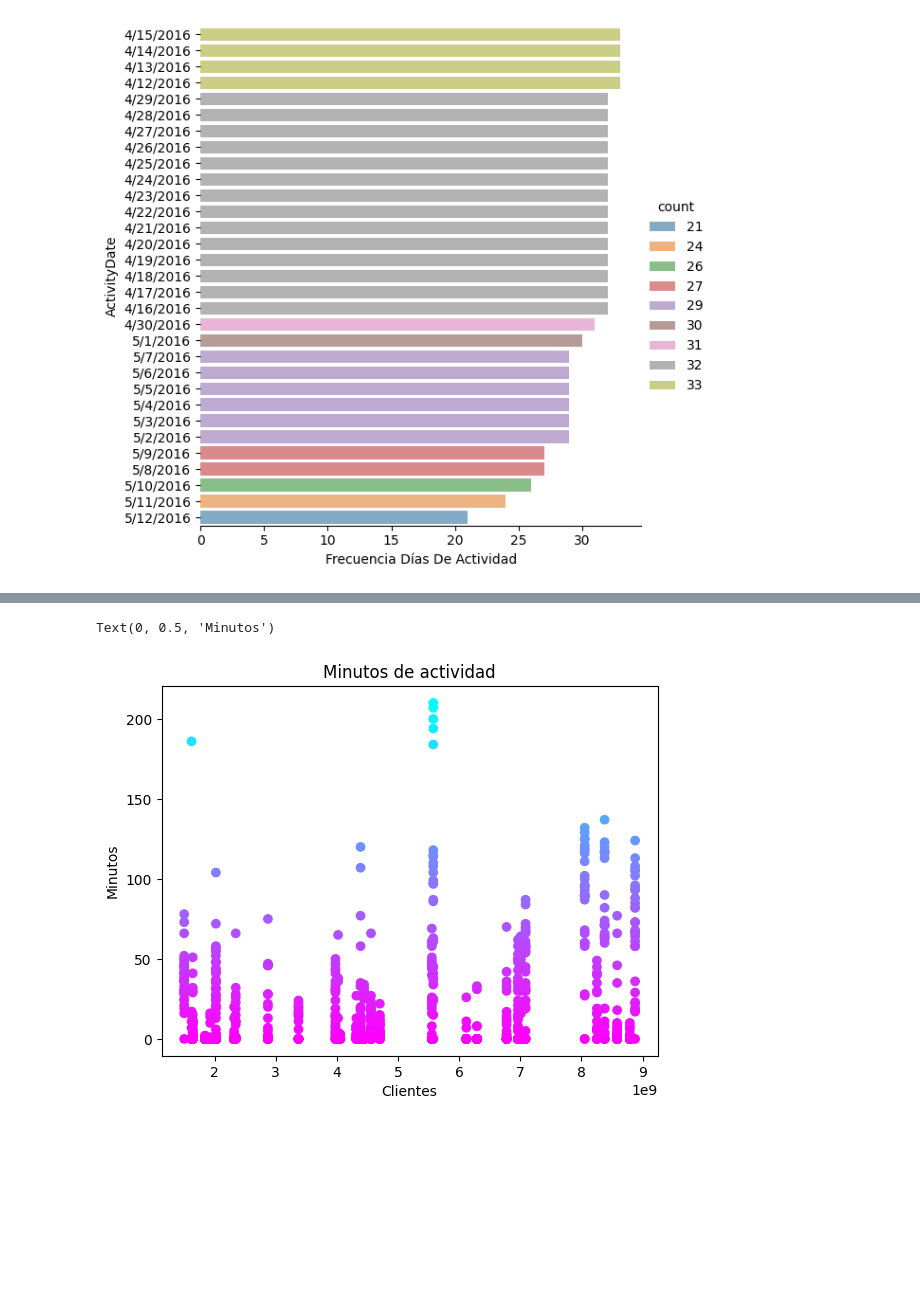
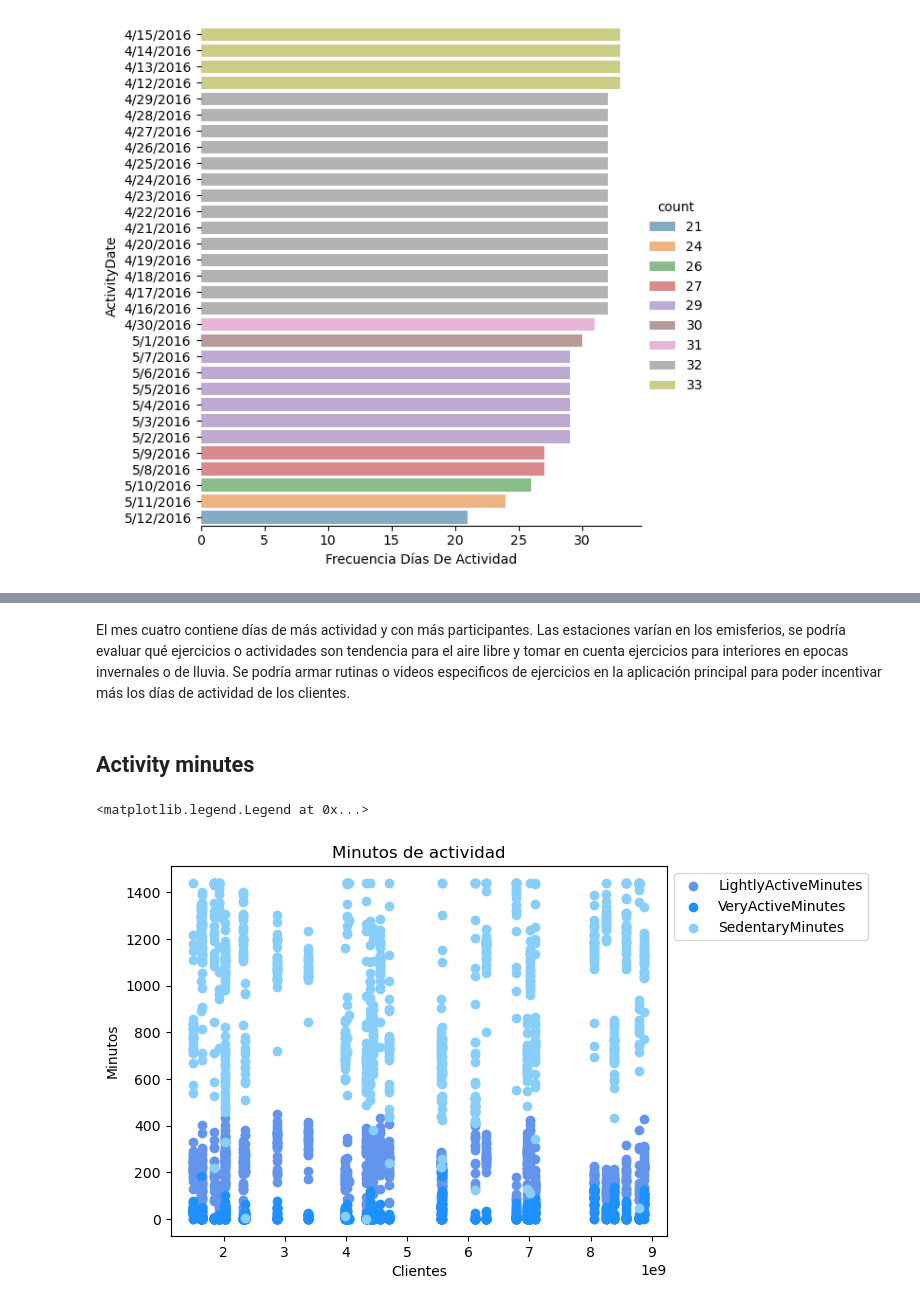
Before and after one commit to Marmalink/Bellabeat_Proyect, a Jupyter notebook: AnalisisYVisualizacion.ipynb, the cells around one changed output, grey strips where cells are left out. Saved outputs shown, nothing was run; the diff lists cells and outputs as text; code cells hidden in the pictures; blank space fills up the shorter version.

```diff
--- a/AnalisisYVisualizacion.ipynb
+++ b/AnalisisYVisualizacion.ipynb
@@ -5,7 +5,8 @@ import matplotlib.pyplot as plt
 import numpy as np
 import seaborn as sns
 # %%
-activity = pd.read_csv('/home/Escritorio/ProyectoBellaBeat/Fitabase Data 4.12.16-5.12.16/dailyActivity_merged.csv')
-intensities = pd.read_csv('/home/Escritorio/ProyectoBellaBeat/intensities.csv')
-calories = pd.read_csv('/home/Escritorio/ProyectoBellaBeat/calories.csv')
-sleep = pd.read_csv('/home/Escritorio/ProyectoBellaBeat/sleep.csv')
+activity = pd.read_csv('/home/Escritorio/Bellabeat_Proyect/dailyActivity_merged.csv')
+intensities = pd.read_csv('/home/Escritorio/Bellabeat_Proyect/intensities.csv')
+calories = pd.read_csv('/home/Escritorio/Bellabeat_Proyect/calories.csv')
+sleep = pd.read_csv('/home/Escritorio/Bellabeat_Proyect/sleep.csv')
+stress = pd.read_csv('/home/Escritorio/Bellabeat_Proyect/stress.csv')
@@ -171,13 +85,24 @@ Text(0, 0.5, 'Minutos')
+# %% [markdown]
+El mes cuatro contiene días de más actividad y con más participantes.
+Las estaciones varían en los emisferios, se podría evaluar qué ejercicios o actividades son tendencia para el aire libre y tomar en cuenta ejercicios para interiores en epocas invernales o de lluvia.
+Se podría armar rutinas o videos especificos de ejercicios en la aplicación principal para poder incentivar más los días de actividad de los clientes.
+# %% [markdown]
+## Activity minutes
 # %%
-#VeryActiveMinutes
-y = np.array(activity["VeryActiveMinutes"])
+y = np.array(activity["LightlyActiveMinutes"])
+y2 = np.array(activity["VeryActiveMinutes"])
+y3 = np.array(activity["SedentaryMinutes"])
+
 x = np.array(activity["Id"])
-colors = np.array(activity["VeryActiveMinutes"])
 
-plt.scatter(x,y, c=colors, cmap='cool_r')
+plt.scatter(x,y, color='#6495ED', label='LightlyActiveMinutes')
+plt.scatter(x,y2, color='#1E90FF', label='VeryActiveMinutes')
+plt.scatter(x,y3, color='#87CEFA', label='SedentaryMinutes')
+
 plt.title("Minutos de actividad")
 plt.xlabel("Clientes")
 plt.ylabel("Minutos")
+plt.legend(loc='upper left', bbox_to_anchor=(1,1))
 # %% [output]
-Text(0, 0.5, 'Minutos')
+<matplotlib.legend.Legend at 0x...>
-[figure, old version]
+[figure, new version]
```
Also changed, not shown: parts of 25 cells of this notebook, 1 other file.
